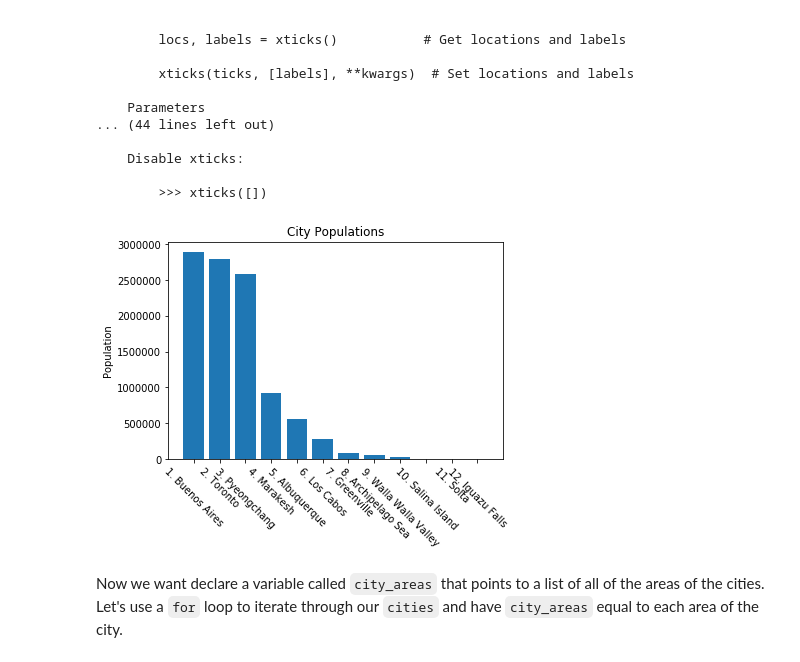
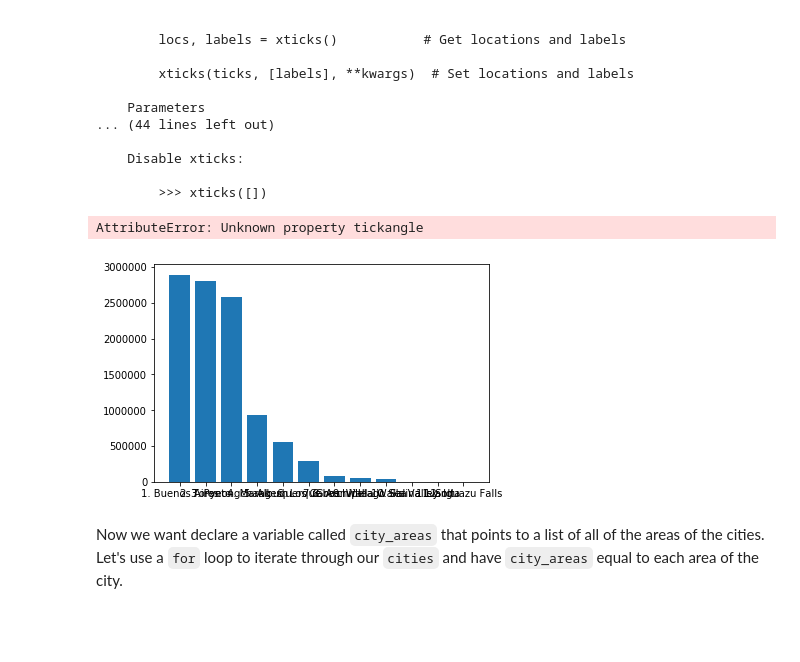
Before and after one commit to UpwardTrajectory/dsc-1-01-20-looping-over-collections-lab-seattle-ds-career-040119, a Jupyter notebook: index.ipynb, the cells around one changed output. Cells and saved outputs as stored; diff of their text form; code cells hidden in the pictures; blank space fills up the shorter version.

```diff
--- a/index.ipynb
+++ b/index.ipynb
@@ -187,13 +187,14 @@ xticks(ticks=None, labels=None, **kwargs)
         >>> xticks([])
 # %%
 plt.bar(names_and_ranks, city_populations)
-plt.xticks(tick=-45)
+plt.xticks(tickangle=-45)
 plt.ylabel('Population')
 plt.title('City Populations')
 #plt.xticks(size = 12)
 plt.show()
 # %% [output]
+AttributeError: Unknown property tickangle
-[figure, old version]
+[figure, new version]
 # %% [markdown]
 Now we want declare a variable called `city_areas` that points to a list of all of the areas of the cities.  Let's use a `for` loop to iterate through our `cities` and have `city_areas` equal to each area of the city.
 # %%
```
